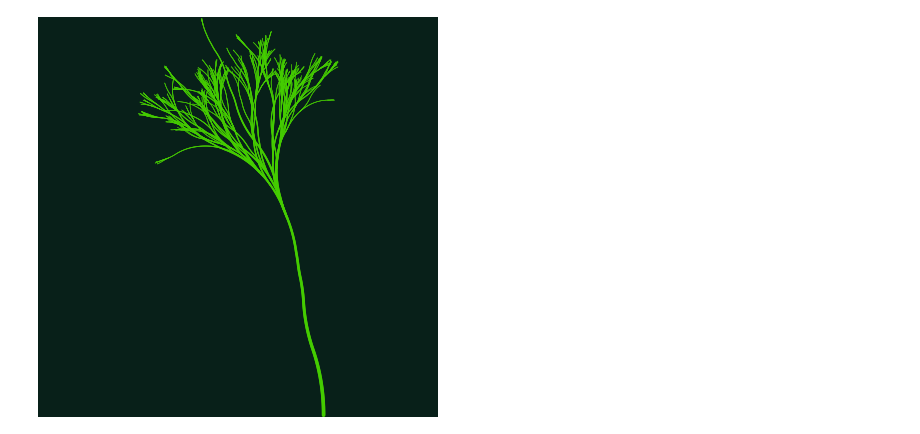
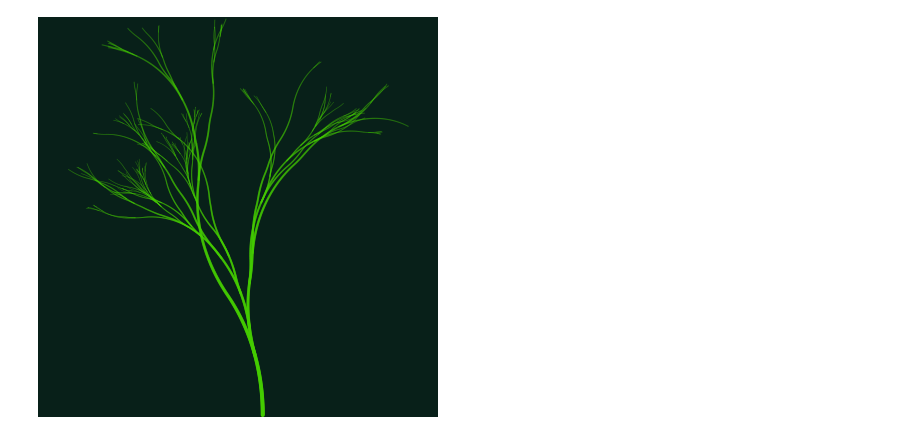
Before and after one commit to undertherain/pycontextfree, a Jupyter notebook: examples/branches_random.ipynb, the cells around one changed output. Saved outputs shown, nothing was run; the diff lists cells and outputs as text; code cells hidden in the pictures.

```diff
--- a/examples/branches_random.ipynb
+++ b/examples/branches_random.ipynb
@@ -4,22 +4,21 @@ from contextfree import *
 # %%
 @check_limits
 def branch():
     circle(1)
-    with transform(y=0.6, alpha=-0.2, angle=0.3):
-        with scale(0.998):
-            if coinflip(50):
-                 with flip_y():
+    with transform(y=0.6, alpha=-0.003, angle=0.3, scale=0.998):
+        if coinflip(50):
+            with flip_y():
+                branch()
+        else:
+            branch()
+
+        if coinflip(120):
+            with flip_y():
+                with transform(scale=0.9):
                     branch()
-            else:
-                 branch()
 
-            if coinflip(120):
-                with flip_y():
-                    with scale(0.9):
-                        branch()
-
-init(canvas_size=(400, 400), face_color="#44cc00", background_color="#082019", max_depth=700)
+init(canvas_size=(400, 400), face_color="#44cc00", background_color="#082019", max_depth=600)
 branch()
 display_ipython()
 # %% [output]
-[figure, old version]
+[figure, new version]
```
Also changed, not shown: 5 other files.
